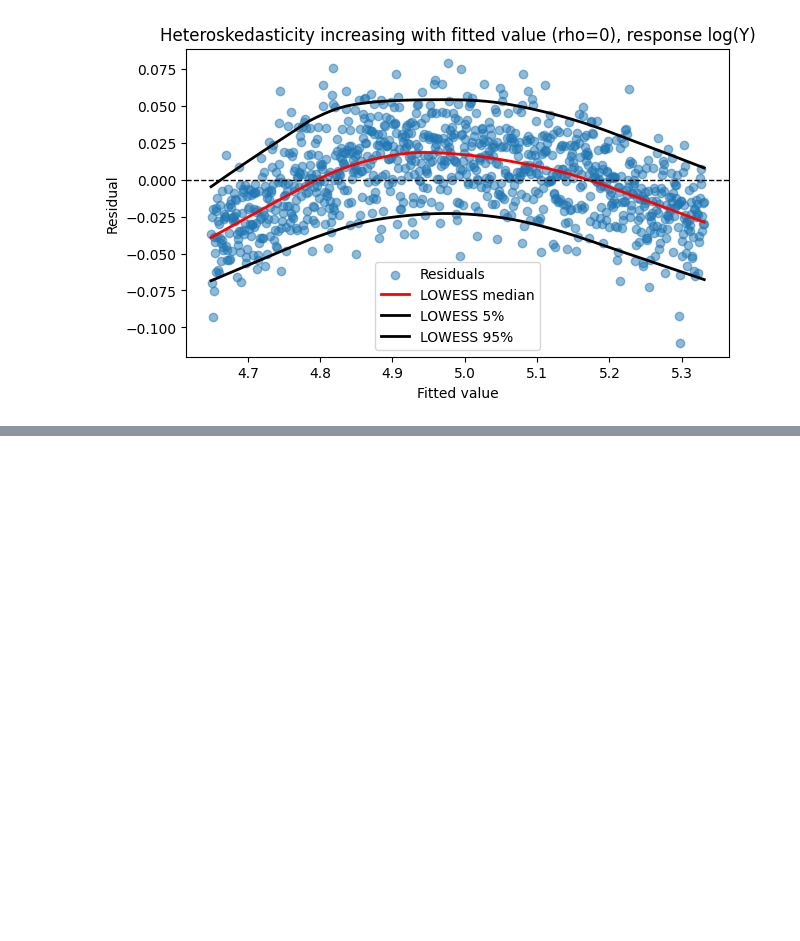
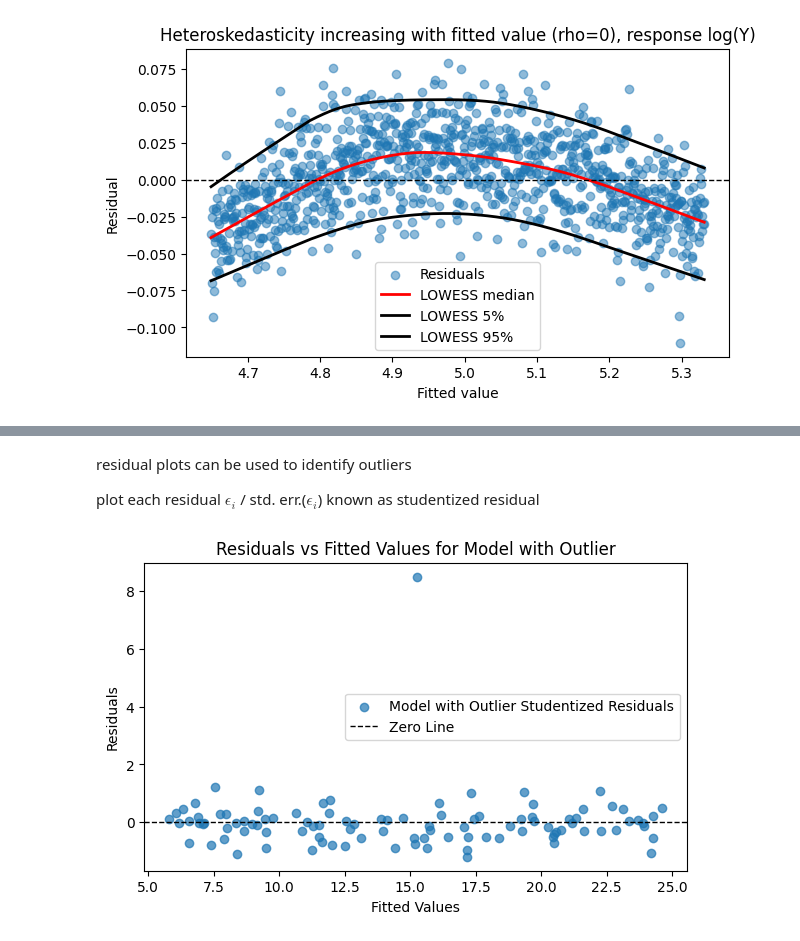
Before and after one commit to PrasannaIITM/ISL, a Jupyter notebook: Ch3_Linear_Regression/notes.ipynb, the cells around one changed output, grey strips where cells are left out. Saved outputs shown, nothing was run; the diff lists cells and outputs as text; code cells hidden in the pictures; blank space fills up the shorter version.

```diff
--- a/Ch3_Linear_Regression/notes.ipynb
+++ b/Ch3_Linear_Regression/notes.ipynb
@@ -1103,0 +1106,21 @@ strong multicollinearity or other numerical problems.
+# %%
+# generate data for y = beta_0 + beta_1 * x + e, where e is a random gaussian error term and add one outlier point
+def generate_data_with_outlier(n=100, beta0=5, beta1=2):
+    """
+    Generate data for y = beta_0 + beta_1 * x + e, where e is a random gaussian error term
+    and add one outlier point at the end.
+    """
+    np.random.seed(42)
+    x = np.random.rand(n) * 10  # Random x values between 0 and 10
+    e = np.random.randn(n) * 2  # Random error term with standard deviation of 2
+    y = beta0 + beta1 * x + e
+
+    # Add an outlier point
+    x_outlier = np.array([5])
+    y_outlier = np.array([45])  # Outlier value
+    x = np.append(x, x_outlier)
+    y = np.append(y, y_outlier)
+
+    df = pd.DataFrame({"X": x, "Y": y})
+
+    return df
@@ -1103,0 +1202,21 @@ strong multicollinearity or other numerical problems.
+# %% [markdown]
+residual plots can be used to identify outliers
+
+plot each residual $\epsilon_i$ / std. err.($\epsilon_i$) known as studentized residual
+# %%
+# studentized residuals vs fitted values for the model with outlier
+plt.figure(figsize=(7, 4))
+plt.scatter(
+    model.fittedvalues,
+    model.resid / np.sqrt((model.resid**2).sum() / (len(model.resid) - 2)),
+    alpha=0.7,
+    label="Model with Outlier Studentized Residuals",
+)
+plt.axhline(0, color='black', linestyle='--', linewidth=1, label='Zero Line')
+plt.xlabel("Fitted Values")
+plt.ylabel("Residuals")
+plt.title("Residuals vs Fitted Values for Model with Outlier")
+plt.legend()
+plt.show()
+# %% [output]
+[figure, added]
```
Also changed, not shown: parts of 20 cells of this notebook, 3 other files.
